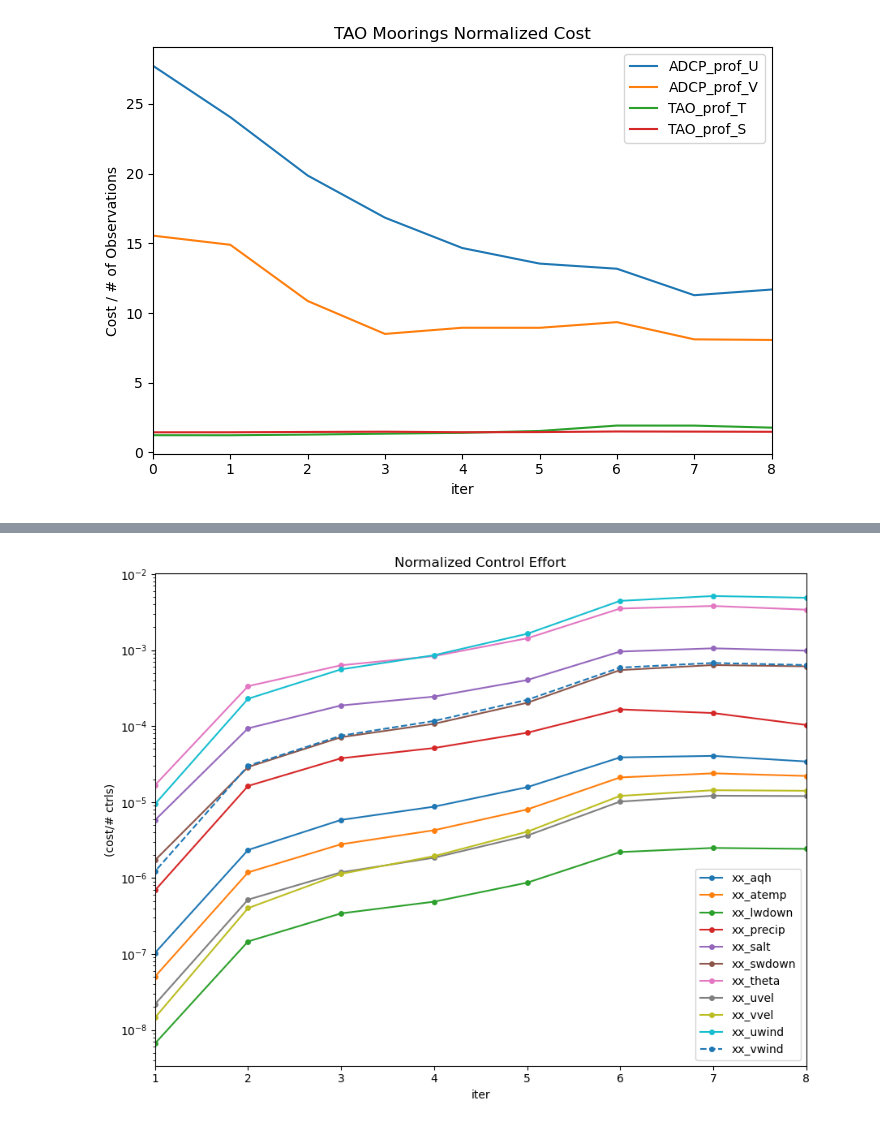
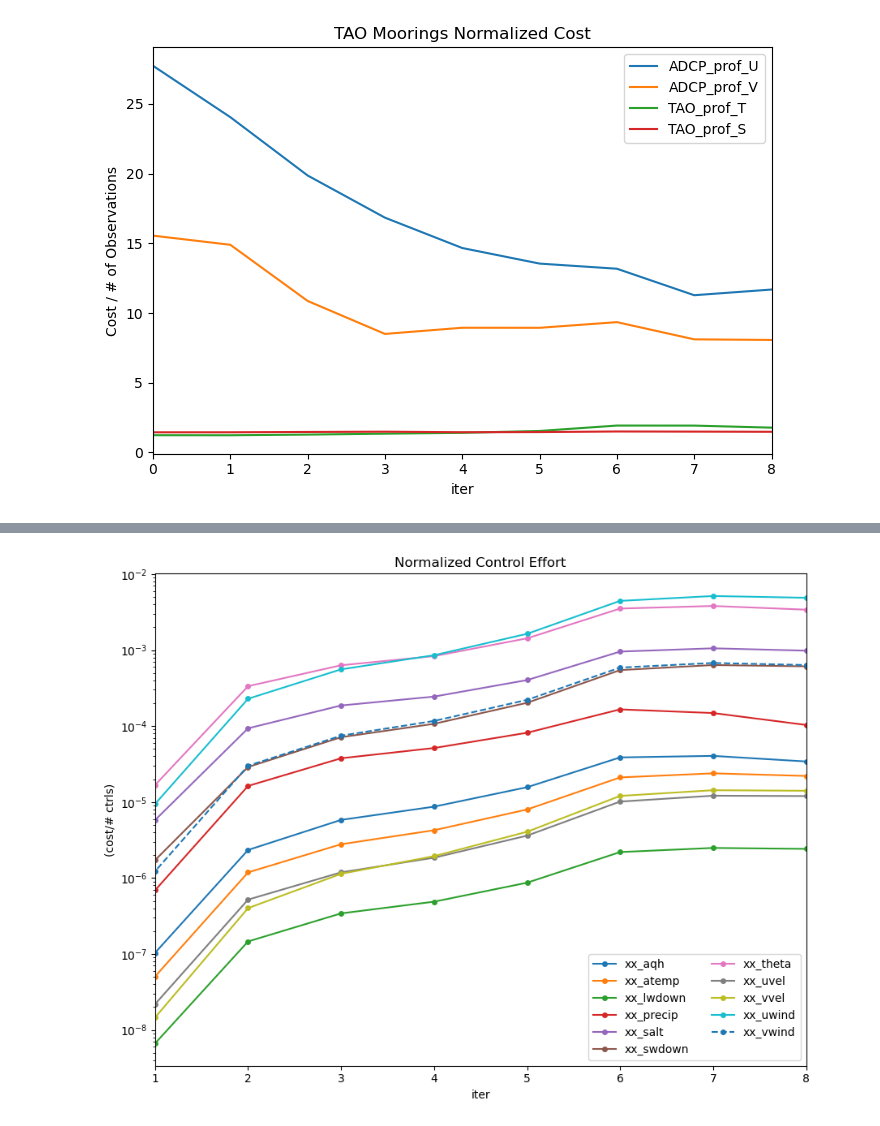
Before and after one commit to eldavenport/TPOSE6_VelocityAssim, a Jupyter notebook: cost_function/cost_by_iter.ipynb, the cells around one changed output, grey strips where cells are left out. Saved outputs shown, nothing was run; the diff lists cells and outputs as text; code cells hidden in the pictures.

```diff
--- a/cost_function/cost_by_iter.ipynb
+++ b/cost_function/cost_by_iter.ipynb
@@ -101,22 +110,22 @@ Coordinates:
 # %%
 fig, ax = plt.subplots(figsize=(9, 7))
 ((ds.cost.sel(dataset='xx_aqh')/ds.n_obs.sel(dataset='xx_aqh'))).plot(ax=ax,label='xx_aqh',marker='o',markersize=4)
 ((ds.cost.sel(dataset='xx_atemp')/ds.n_obs.sel(dataset='xx_atemp'))).plot(ax=ax,label='xx_atemp',marker='o',markersize=4)
 ((ds.cost.sel(dataset='xx_lwdown')/ds.n_obs.sel(dataset='xx_lwdown'))).plot(ax=ax,label='xx_lwdown',marker='o',markersize=4)
 ((ds.cost.sel(dataset='xx_precip')/ds.n_obs.sel(dataset='xx_precip'))).plot(ax=ax,label='xx_precip',marker='o',markersize=4)
 ((ds.cost.sel(dataset='xx_salt')/ds.n_obs.sel(dataset='xx_salt'))).plot(ax=ax,label='xx_salt',marker='o',markersize=4)
 ((ds.cost.sel(dataset='xx_swdown')/ds.n_obs.sel(dataset='xx_swdown'))).plot(ax=ax,label='xx_swdown',marker='o',markersize=4)
 ((ds.cost.sel(dataset='xx_theta')/ds.n_obs.sel(dataset='xx_theta'))).plot(ax=ax,label='xx_theta',marker='o',markersize=4)
 ((ds.cost.sel(dataset='xx_uvel')/ds.n_obs.sel(dataset='xx_uvel'))).plot(ax=ax,label='xx_uvel',marker='o',markersize=4)
 ((ds.cost.sel(dataset='xx_vvel')/ds.n_obs.sel(dataset='xx_vvel'))).plot(ax=ax,label='xx_vvel',marker='o',markersize=4)
 ((ds.cost.sel(dataset='xx_uwind')/ds.n_obs.sel(dataset='xx_uwind'))).plot(ax=ax,label='xx_uwind',marker='o',markersize=4)
 ((ds.cost.sel(dataset='xx_vwind')/ds.n_obs.sel(dataset='xx_vwind'))).plot(ax=ax,label='xx_vwind',linestyle='--',marker='o',markersize=4)
 ax.set_title('Normalized Control Effort')
-ax.legend()
+ax.legend(ncol=2)
 ax.set_yscale('log')
 ax.set_xlim(1,ds.iter.max())
 ax.set_ylabel('(cost/# ctrls)')
 plt.tight_layout()
 fig.savefig('cost_function/control_effort.png')
 # %% [output]
-[figure, old version]
+[figure, new version]
```
Also changed, not shown: parts of 4 cells of this notebook, 4 other files.
